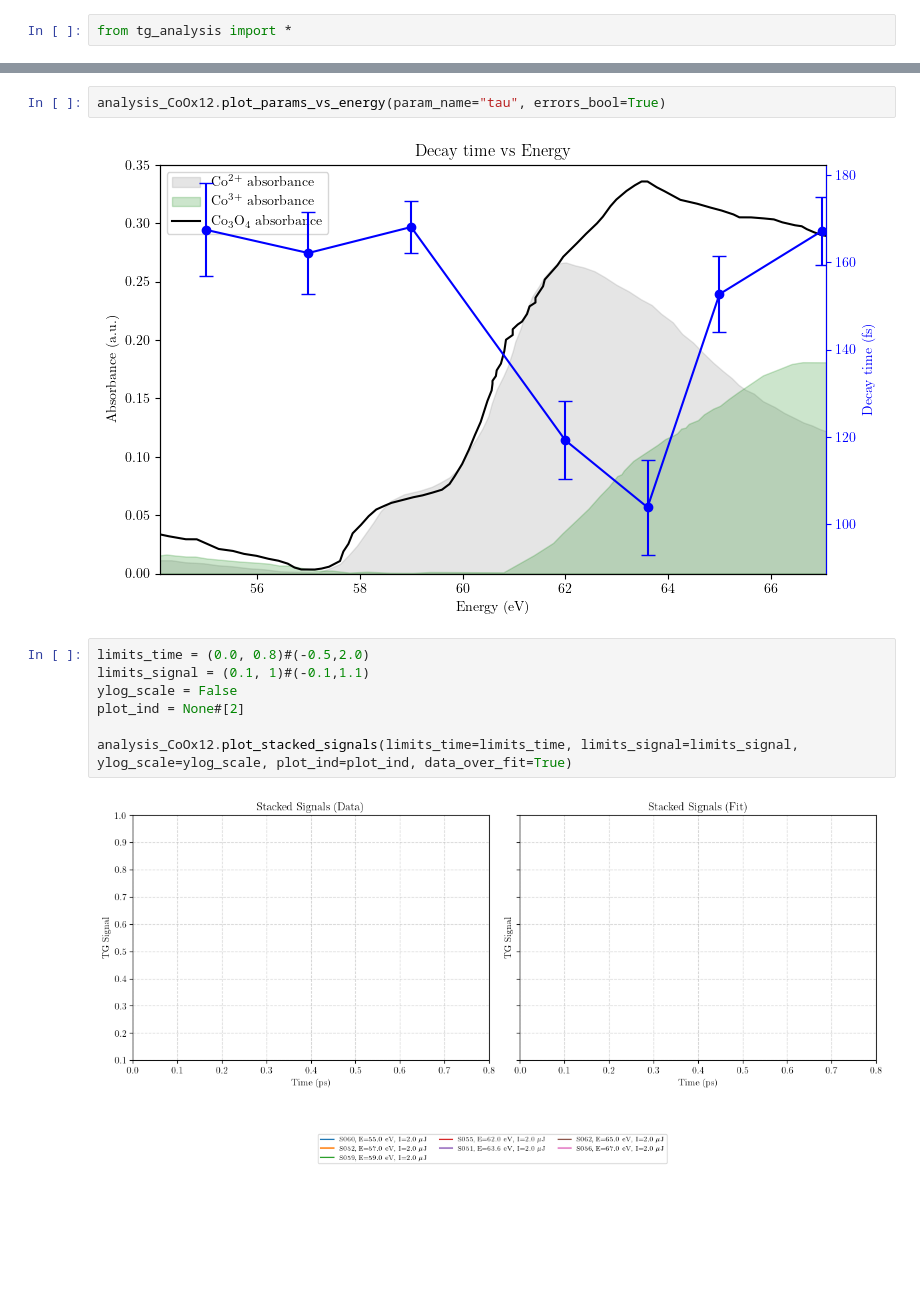
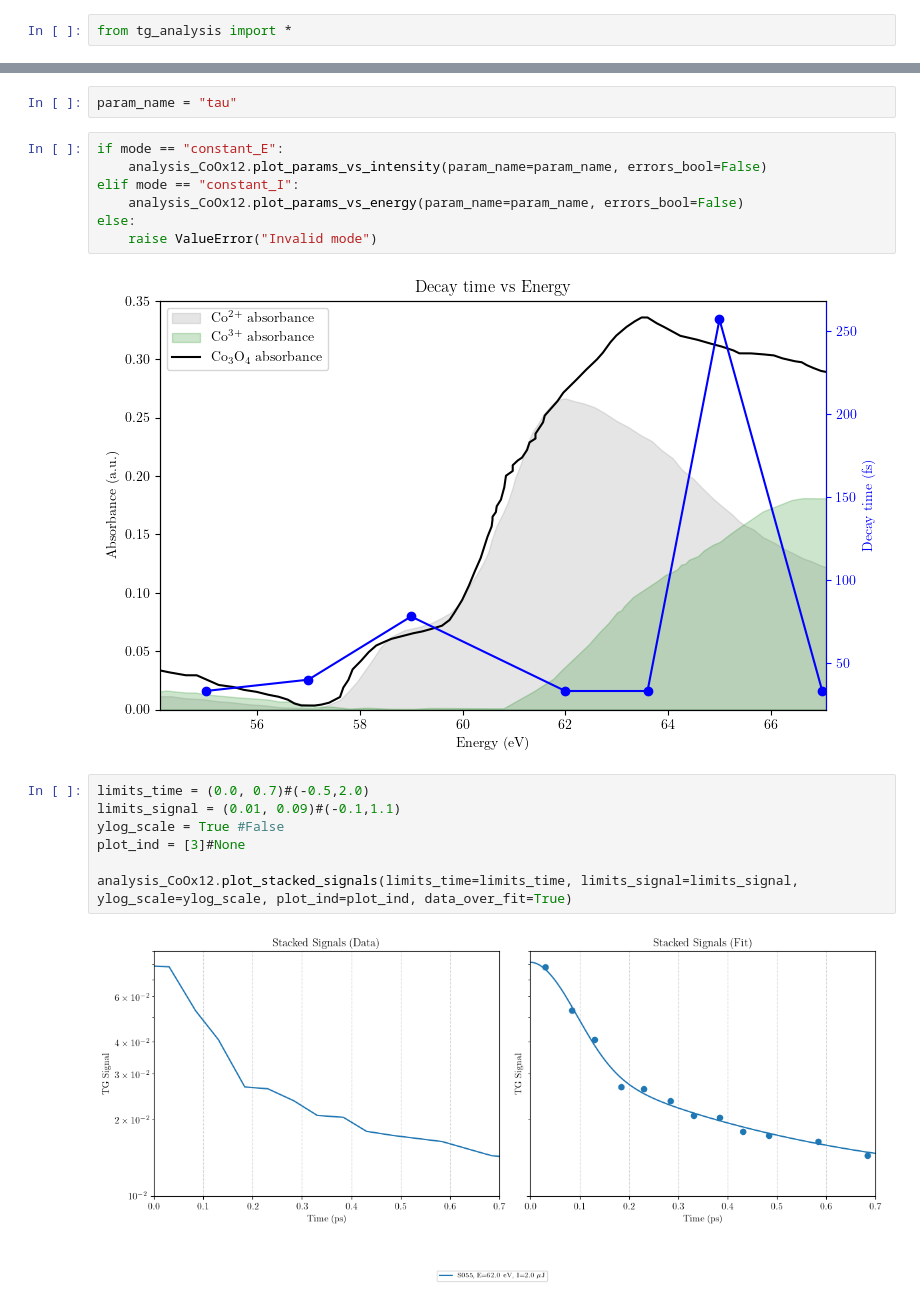
Before and after one commit to Spoksonat/transient_grating_project, a Jupyter notebook: src/results_tg.ipynb, the cells around one changed output, grey strips where cells are left out. Drawn from its saved outputs; the diff is of its cells as text; blank space fills up the shorter version.

```diff
--- a/src/results_tg.ipynb
+++ b/src/results_tg.ipynb
@@ -23,16 +29,23 @@ analysis_CoOx12.plot_fits()
+# %%
+param_name = "tau"
 # %%
-analysis_CoOx12.plot_params_vs_energy(param_name="tau", errors_bool=True)
+if mode == "constant_E":
+    analysis_CoOx12.plot_params_vs_intensity(param_name=param_name, errors_bool=False)
+elif mode == "constant_I":
+    analysis_CoOx12.plot_params_vs_energy(param_name=param_name, errors_bool=False)
+else:
+    raise ValueError("Invalid mode")
 # %% [output]
-[figure, old version]
+[figure, new version]
 # %%
-limits_time = (0.0, 0.8)#(-0.5,2.0)
-limits_signal = (0.1, 1)#(-0.1,1.1)
-ylog_scale = False
-plot_ind = None#[2]
+limits_time = (0.0, 0.7)#(-0.5,2.0)
+limits_signal = (0.01, 0.09)#(-0.1,1.1)
+ylog_scale = True #False
+plot_ind = [3]#None
 
 analysis_CoOx12.plot_stacked_signals(limits_time=limits_time, limits_signal=limits_signal, ylog_scale=ylog_scale, plot_ind=plot_ind, data_over_fit=True)
 # %% [output]
-[figure, old version]
+[figure, new version]
 # %%
 #models_config = [
 #    {"model_idxs": 1, "initial_guess_bool": True, "bounds": True},
```
Also changed, not shown: parts of 8 cells of this notebook, 7 other files.
